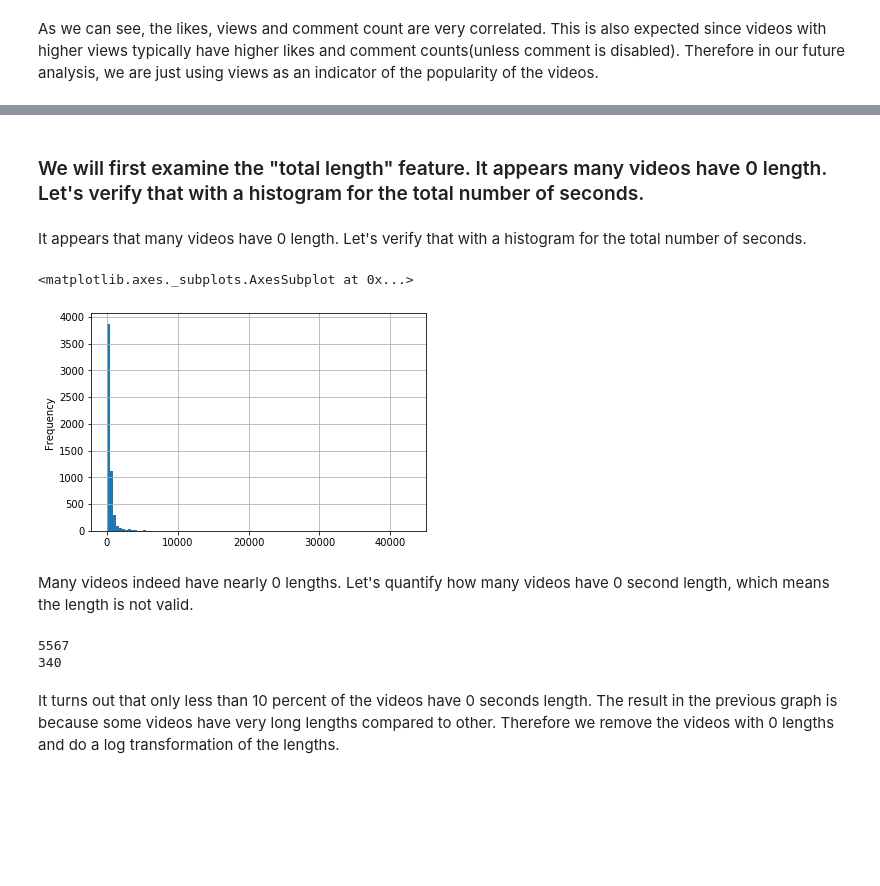
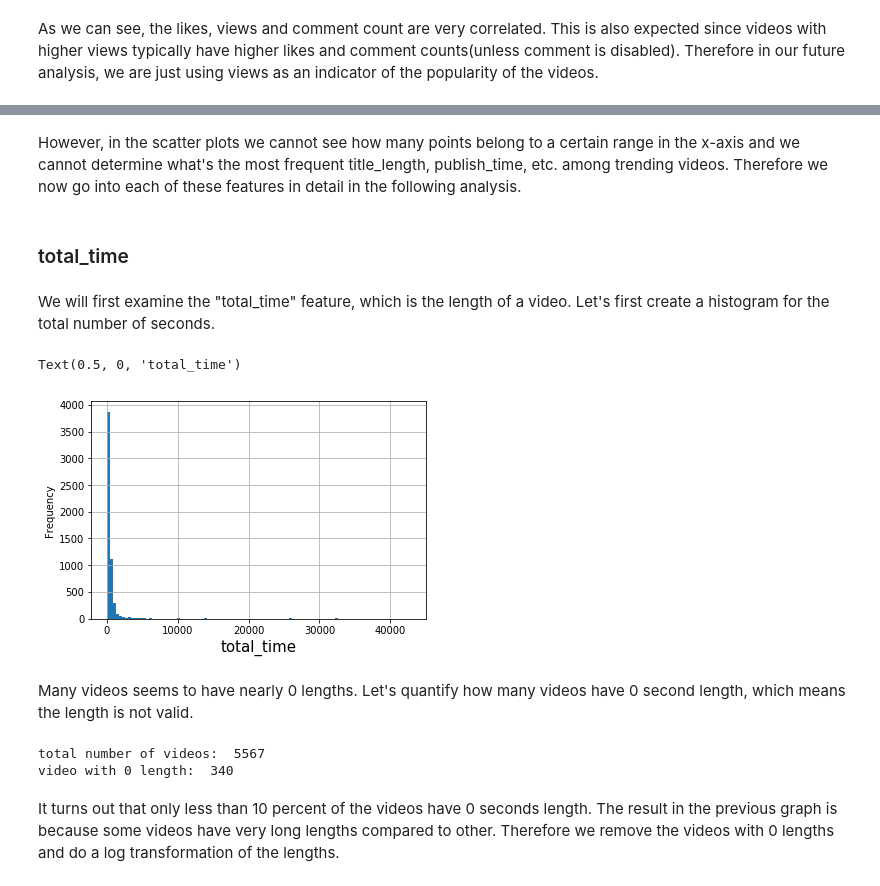
Before and after one commit to frankyyzy/Utube, a Jupyter notebook: finalproject.ipynb, the cells around one changed output, grey strips where cells are left out. Cells and saved outputs as stored; diff of their text form; code cells hidden in the pictures; blank space fills up the shorter version.

```diff
--- a/finalproject.ipynb
+++ b/finalproject.ipynb
@@ -388,20 +403,23 @@ Figure 1
+# %% [markdown]
+However, in the scatter plots we cannot see how many points belong to a certain range in the x-axis and we cannot determine what's the most frequent title_length, publish_time, etc. among trending videos. Therefore we now go into each of these features in detail in the following analysis.
+# %% [markdown]
+### total_time
 # %% [markdown]
-### We will first examine the "total length" feature. It appears many videos have 0 length. Let's verify that with a histogram for the total number of seconds.
+We will first examine the "total_time" feature, which is the length of a video. Let's first create a histogram for the total number of seconds.
-# %% [markdown]
-It appears that many videos have 0 length. Let's verify that with a histogram for the total number of seconds.
 # %%
 US_videos['total_time'].plot.hist(bins= 100,grid=True)
+plt.xlabel("total_time", fontsize=15)
 # %% [output]
-<matplotlib.axes._subplots.AxesSubplot at 0x...>
+Text(0.5, 0, 'total_time')
-[figure, old version]
+[figure, new version]
 # %% [markdown]
-Many videos indeed have nearly 0 lengths. Let's quantify how many videos have 0 second length, which means the length is not valid.
+Many videos seems to have nearly 0 lengths. Let's quantify how many videos have 0 second length, which means the length is not valid.
 # %%
-print(US_videos.shape[0])
-print(US_videos[US_videos['total_time'] == 0].shape[0])
+print('total number of videos: ', US_videos.shape[0])
+print('video with 0 length: ', US_videos[US_videos['total_time'] == 0].shape[0])
 # %% [output]
-5567
-340
+total number of videos:  5567
+video with 0 length:  340
 # %% [markdown]
 It turns out that only less than 10 percent of the videos have 0 seconds length. The result in the previous graph is because some videos have very long lengths compared to other. Therefore we remove the videos with 0 lengths and do a log transformation of the lengths.
 # %% [markdown]
```
Also changed, not shown: parts of 45 cells of this notebook, 1 other file.
